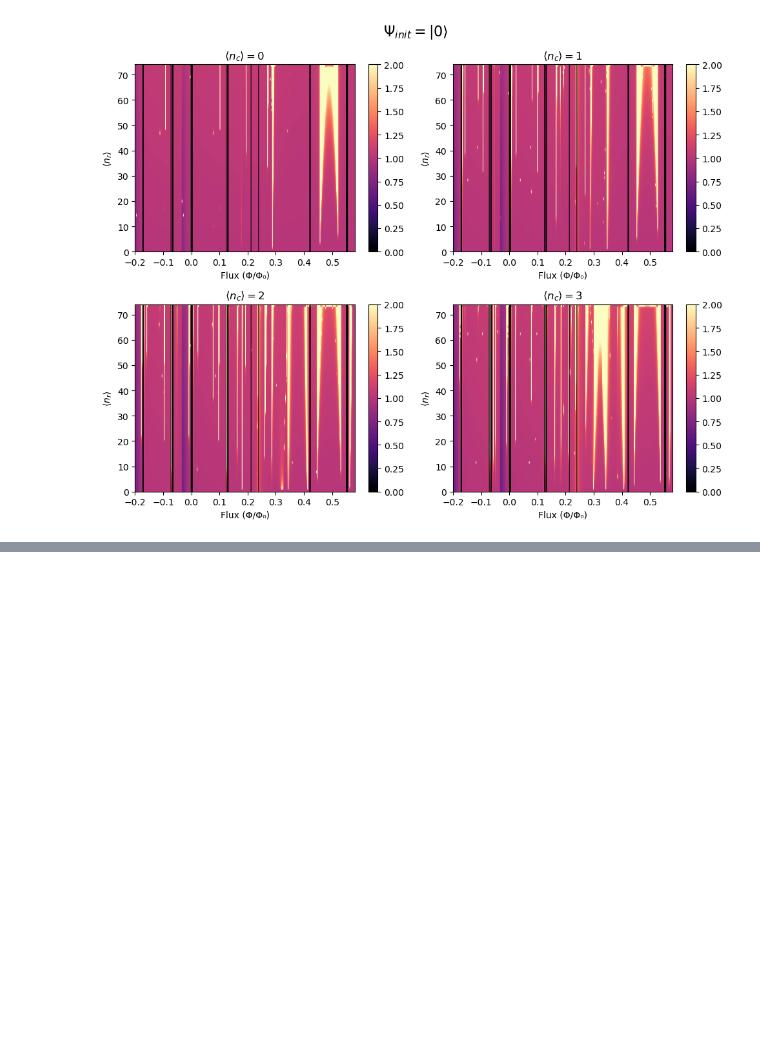
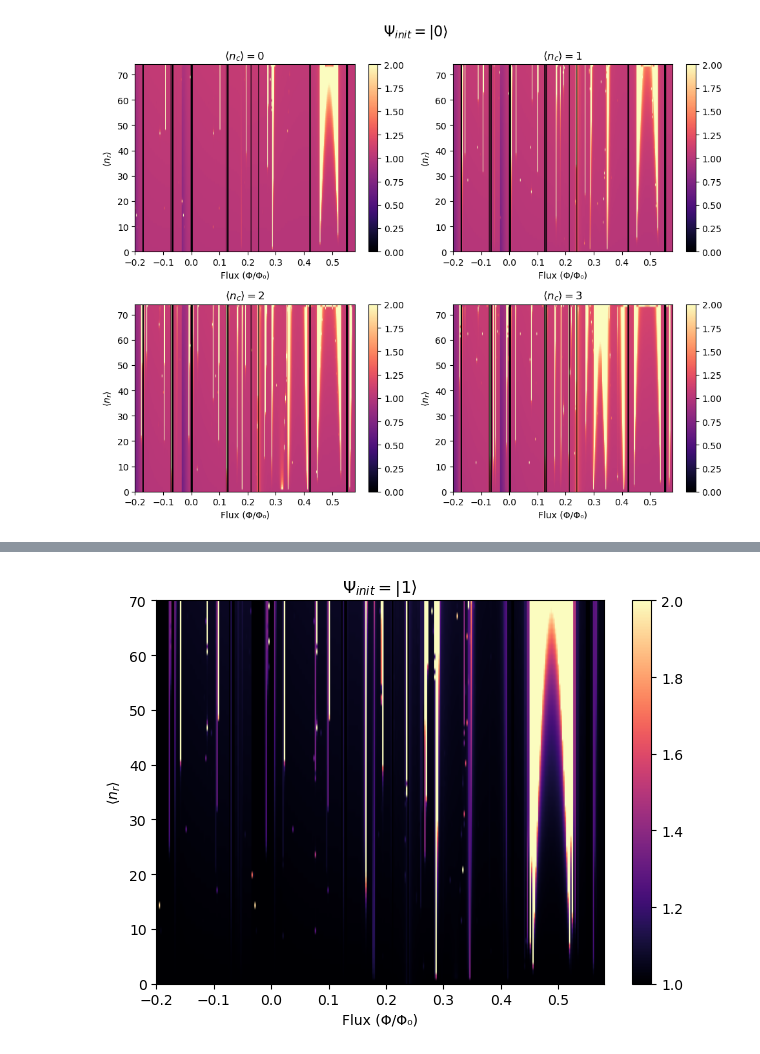
Before and after one commit to ByrdBen/Personal, a Jupyter notebook: MIST/plotting_test.ipynb, the cells around one changed output, grey strips where cells are left out. Saved outputs shown, nothing was run; the diff lists cells and outputs as text; code cells hidden in the pictures; blank space fills up the shorter version.

```diff
--- a/MIST/plotting_test.ipynb
+++ b/MIST/plotting_test.ipynb
@@ -84,0 +105,13 @@ def weights(num, omega, temp):
+# %%
+fixed = Z_fixed = np.flipud(therm1.T)
+plt.imshow(fixed, extent=extent, cmap='magma', vmin=1, vmax=2, aspect='auto')
+plt.xlabel('Flux (Φ/Φ₀)')
+plt.ylabel(r'$⟨n_r⟩$')
+plt.ylim(0, 70)
+plt.colorbar()
+#ax.set_aspect("auto")
+plt.title(r'$\Psi_{init} = |1⟩$')
+fig.suptitle(title, fontsize=16)
+plt.tight_layout()
+# %% [output]
+[figure, added]
```
Also changed, not shown: parts of 6 cells of this notebook, 1 other file.
